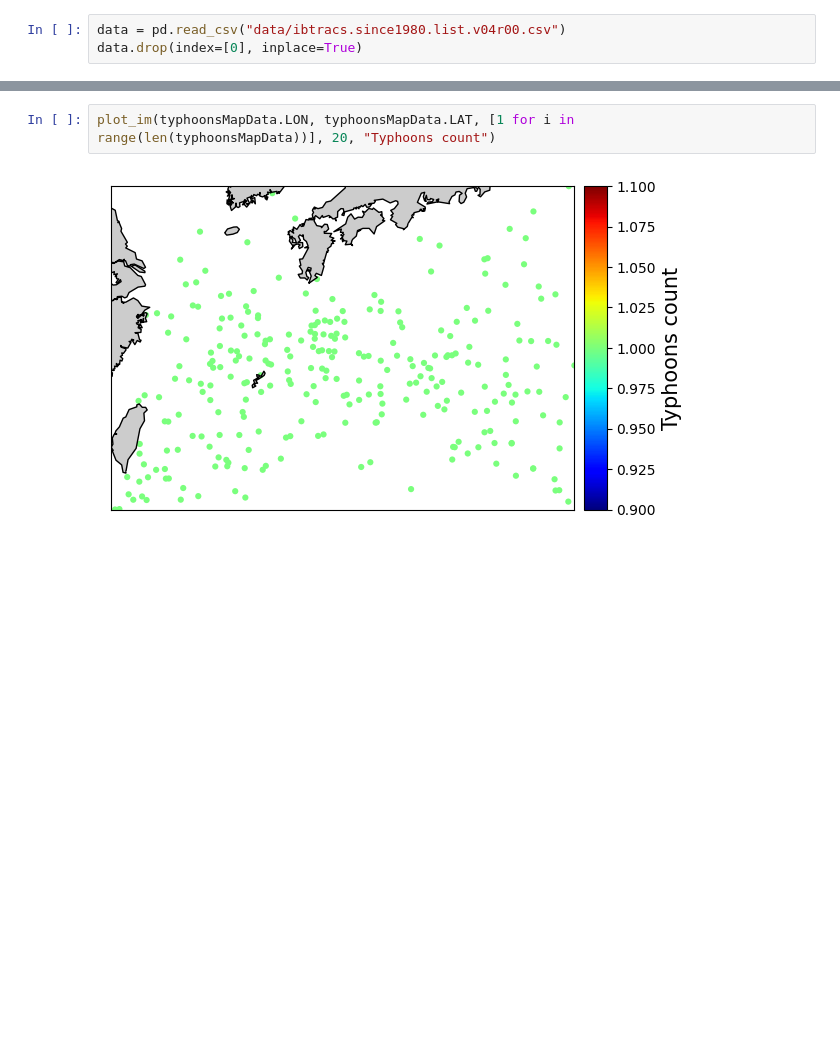
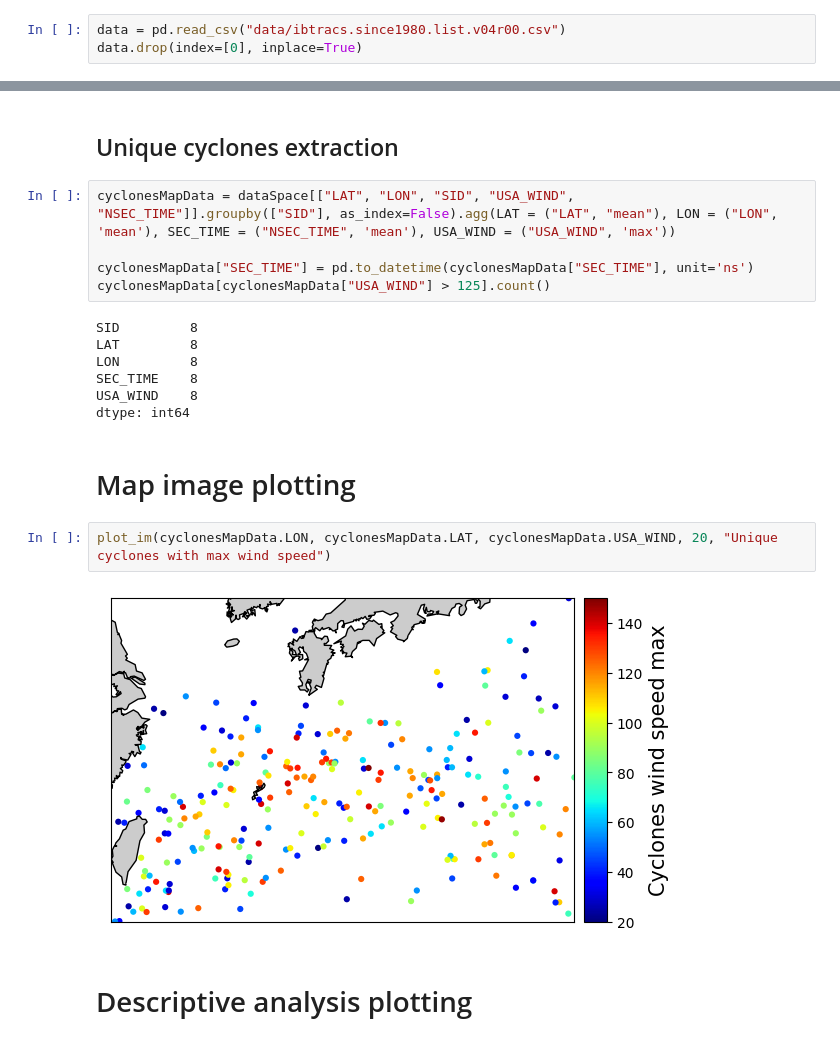
Before and after one commit to GGomez99/ds2-2023-Project2, a Jupyter notebook: project/arens-gomez-humeau-khieu/ibtracs-analysis.ipynb, the cells around one changed output, grey strips where cells are left out. Cells and saved outputs as stored; diff of their text form; blank space fills up the shorter version.

Commit message:
Fix cyclones count

```diff
--- a/project/arens-gomez-humeau-khieu/ibtracs-analysis.ipynb
+++ b/project/arens-gomez-humeau-khieu/ibtracs-analysis.ipynb
@@ -108,4 +131,22 @@ len(typhoonsMapData)
-# %%
-plot_im(typhoonsMapData.LON, typhoonsMapData.LAT, [1 for i in range(len(typhoonsMapData))], 20, "Typhoons count")
-# %% [output]
-[figure, removed]
+# %% [markdown]
+## Unique cyclones extraction
+# %%
+cyclonesMapData = dataSpace[["LAT", "LON", "SID", "USA_WIND", "NSEC_TIME"]].groupby(["SID"], as_index=False).agg(LAT = ("LAT", "mean"), LON = ("LON", 'mean'), SEC_TIME = ("NSEC_TIME", 'mean'), USA_WIND = ("USA_WIND", 'max'))
+
+cyclonesMapData["SEC_TIME"] = pd.to_datetime(cyclonesMapData["SEC_TIME"], unit='ns')
+cyclonesMapData[cyclonesMapData["USA_WIND"] > 125].count()
+# %% [output]
+SID         8
+LAT         8
+LON         8
+SEC_TIME    8
+USA_WIND    8
+dtype: int64
+# %% [markdown]
+# Map image plotting
+# %%
+plot_im(cyclonesMapData.LON, cyclonesMapData.LAT, cyclonesMapData.USA_WIND, 20, "Unique cyclones with max wind speed")
+# %% [output]
+[figure, added]
+# %% [markdown]
+# Descriptive analysis plotting
```
Also changed, not shown: parts of 17 cells of this notebook, 1 other file.
